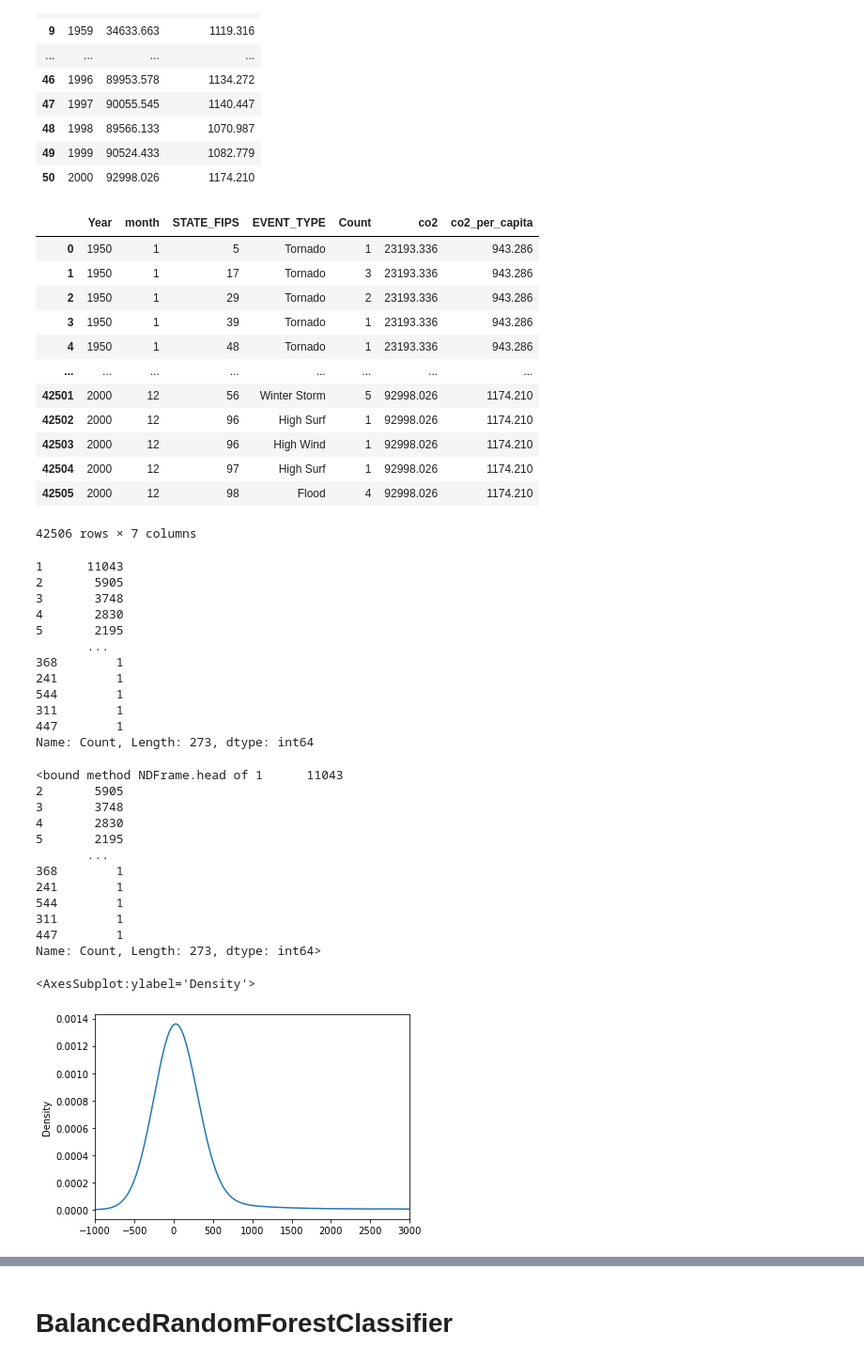
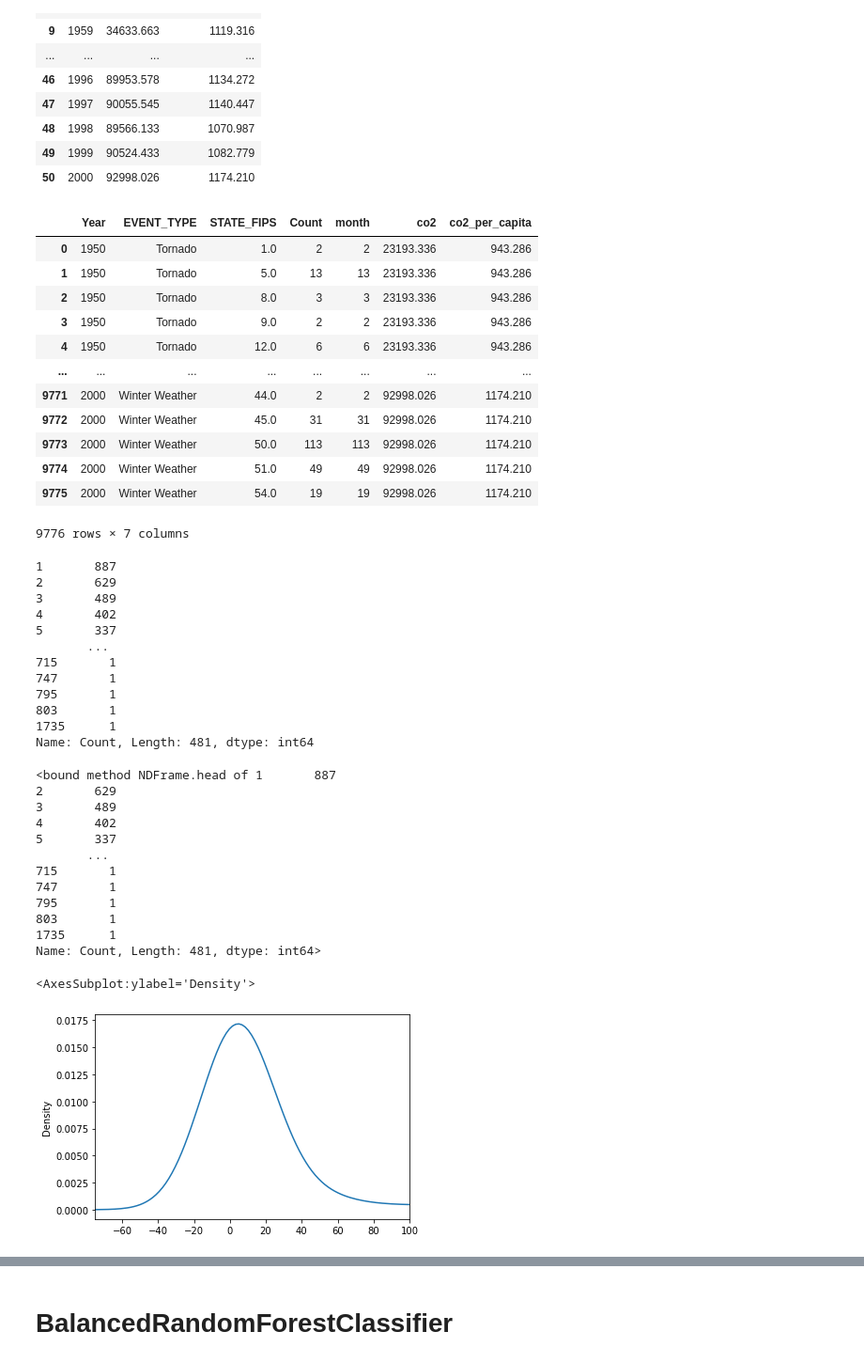
Before and after one commit to sweazysm/Final_Project, a Jupyter notebook: MachineLearning_FinalProject_REEEEEEEE.ipynb, the cells around one changed output, grey strips where cells are left out. Shown at 94% size. Cells and saved outputs as stored; diff of their text form; code cells hidden in the pictures.

```diff
--- a/MachineLearning_FinalProject_REEEEEEEE.ipynb
+++ b/MachineLearning_FinalProject_REEEEEEEE.ipynb
@@ -25,7 +25,7 @@ Step One
 Importing Severe Weather Test Data
 # %%
 # importing test weather data
-weather_df = pd.read_csv("SevereWeatherDetails_appended2.csv", low_memory=False)
+weather_df = pd.read_csv("SevereWeatherDetails_appended.csv", low_memory=False)
 # %%
 weather_df.head()
 # %% [output]
@@ -68,6 +68,6 @@ weather_df.head()
 # %%
 # adding together events by groups
-group_groups = weather_df.groupby(['YEAR', 'month', 'STATE_FIPS', 'EVENT_TYPE'], as_index=False).count()
+group_groups = weather_df.groupby(['YEAR', "EVENT_TYPE", "STATE_FIPS"], as_index=False).count()
 print(group_groups.head(10))
 print(group_groups.tail(10))
 # %% [output]
@@ -175,57 +175,57 @@ combo_df = group_groups.merge(carbon_df, left_on='Year', right_on='Year')
 # checking merge
 combo_df
 # %% [output]
-|  | Year | month | STATE_FIPS | EVENT_TYPE | Count | co2 | co2_per_capita |
-| 0 | 1950 | 1 | 5 | Tornado | 1 | 23193.336 | 943.286 |
-| 1 | 1950 | 1 | 17 | Tornado | 3 | 23193.336 | 943.286 |
-| 2 | 1950 | 1 | 29 | Tornado | 2 | 23193.336 | 943.286 |
-| 3 | 1950 | 1 | 39 | Tornado | 1 | 23193.336 | 943.286 |
-| 4 | 1950 | 1 | 48 | Tornado | 1 | 23193.336 | 943.286 |
+|  | Year | EVENT_TYPE | STATE_FIPS | Count | month | co2 | co2_per_capita |
+| 0 | 1950 | Tornado | 1.0 | 2 | 2 | 23193.336 | 943.286 |
+| 1 | 1950 | Tornado | 5.0 | 13 | 13 | 23193.336 | 943.286 |
+| 2 | 1950 | Tornado | 8.0 | 3 | 3 | 23193.336 | 943.286 |
+| 3 | 1950 | Tornado | 9.0 | 2 | 2 | 23193.336 | 943.286 |
+| 4 | 1950 | Tornado | 12.0 | 6 | 6 | 23193.336 | 943.286 |
 | ... | ... | ... | ... | ... | ... | ... | ... |
-| 42501 | 2000 | 12 | 56 | Winter Storm | 5 | 92998.026 | 1174.210 |
-| 42502 | 2000 | 12 | 96 | High Surf | 1 | 92998.026 | 1174.210 |
-| 42503 | 2000 | 12 | 96 | High Wind | 1 | 92998.026 | 1174.210 |
-| 42504 | 2000 | 12 | 97 | High Surf | 1 | 92998.026 | 1174.210 |
-| 42505 | 2000 | 12 | 98 | Flood | 4 | 92998.026 | 1174.210 |
+| 9771 | 2000 | Winter Weather | 44.0 | 2 | 2 | 92998.026 | 1174.210 |
+| 9772 | 2000 | Winter Weather | 45.0 | 31 | 31 | 92998.026 | 1174.210 |
+| 9773 | 2000 | Winter Weather | 50.0 | 113 | 113 | 92998.026 | 1174.210 |
+| 9774 | 2000 | Winter Weather | 51.0 | 49 | 49 | 92998.026 | 1174.210 |
+| 9775 | 2000 | Winter Weather | 54.0 | 19 | 19 | 92998.026 | 1174.210 |
-42506 rows × 7 columns
+9776 rows × 7 columns
 # %%
 # Print out the # of yearly events value counts
 count_counts = combo_df.Count.value_counts()
 count_counts
 # %% [output]
-1      11043
-2       5905
-3       3748
-4       2830
-5       2195
+1       887
+2       629
+3       489
+4       402
+5       337
        ...
-368        1
-241        1
-544        1
-311        1
-447        1
-Name: Count, Length: 273, dtype: int64
+715       1
+747       1
+795       1
+803       1
+1735      1
+Name: Count, Length: 481, dtype: int64
 # %%
 count_counts.head
 # %% [output]
-<bound method NDFrame.head of 1      11043
-2       5905
-3       3748
-4       2830
-5       2195
+<bound method NDFrame.head of 1       887
+2       629
+3       489
+4       402
+5       337
        ...
-368        1
-241        1
-544        1
-311        1
-447        1
-Name: Count, Length: 273, dtype: int64>
+715       1
+747       1
+795       1
+803       1
+1735      1
+Name: Count, Length: 481, dtype: int64>
 # %%
 # Visualize the value counts
-count_counts.plot.density(xlim=(-1000,3000))
+count_counts.plot.density(xlim=(-75,100))
 # %% [output]
 <AxesSubplot:ylabel='Density'>
-[figure, old version]
+[figure, new version]
 # %%
 # Determine which values to replace
 replace_counts = list(count_counts[count_counts < 2].index)
```
Also changed, not shown: parts of 50 cells of this notebook.
